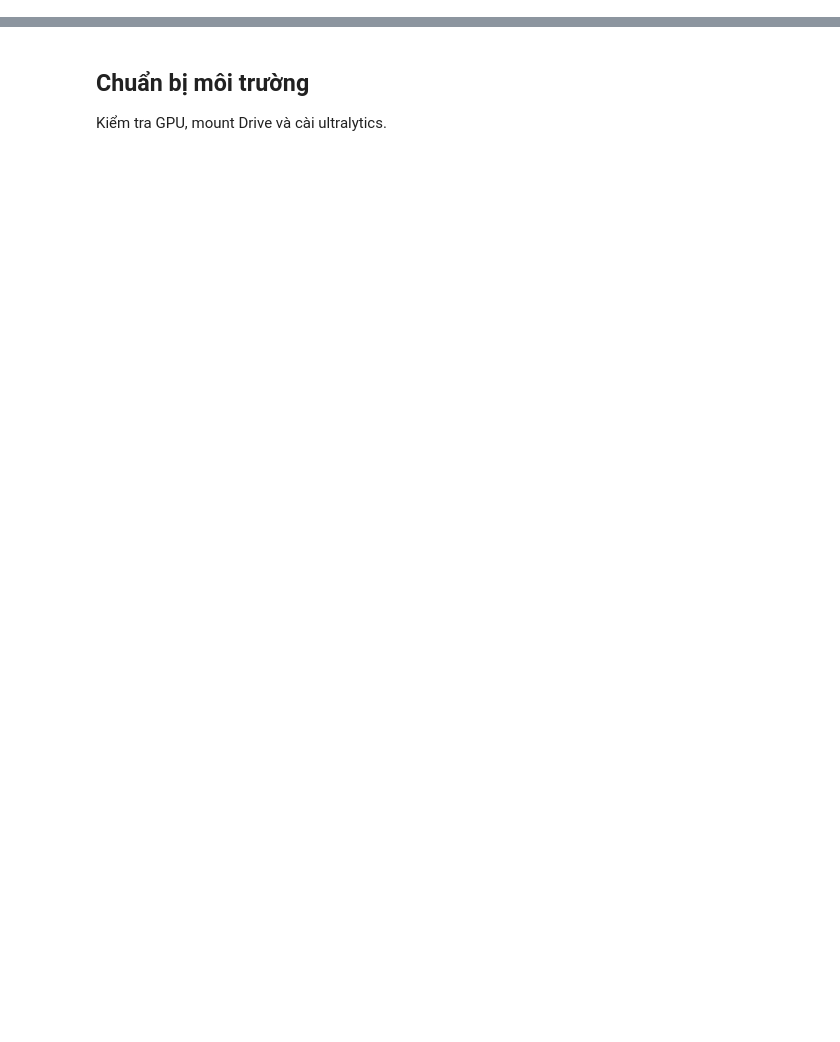
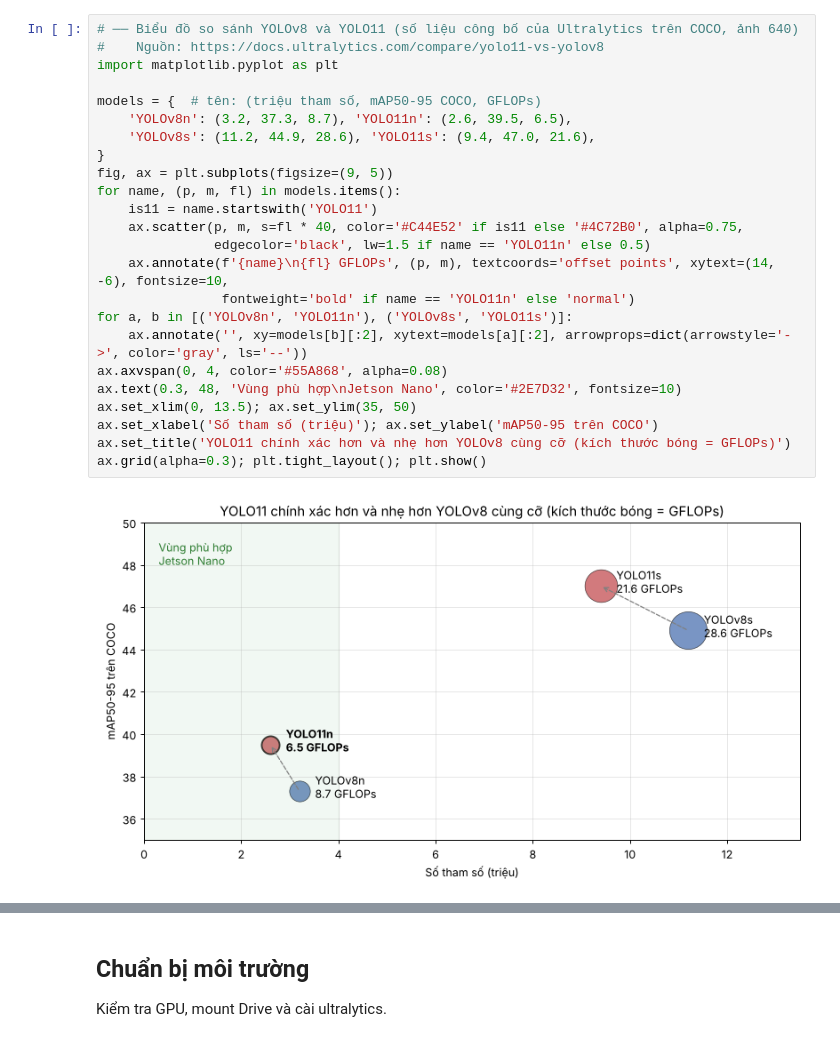
Before and after one commit to JulianNguyen05/xiangqi-sorting-jetmax, a Jupyter notebook: training/train_yolo11.ipynb, the cells around one changed output, grey strips where cells are left out. Drawn from its saved outputs; the diff is of its cells as text; blank space fills up the shorter version.

```diff
--- a/training/train_yolo11.ipynb
+++ b/training/train_yolo11.ipynb
@@ -2,0 +51,26 @@
+# %%
+# ── Biểu đồ so sánh YOLOv8 và YOLO11 (số liệu công bố của Ultralytics trên COCO, ảnh 640)
+#    Nguồn: https://docs.ultralytics.com/compare/yolo11-vs-yolov8
+import matplotlib.pyplot as plt
+
+models = {  # tên: (triệu tham số, mAP50-95 COCO, GFLOPs)
+    'YOLOv8n': (3.2, 37.3, 8.7), 'YOLO11n': (2.6, 39.5, 6.5),
+    'YOLOv8s': (11.2, 44.9, 28.6), 'YOLO11s': (9.4, 47.0, 21.6),
+}
+fig, ax = plt.subplots(figsize=(9, 5))
+for name, (p, m, fl) in models.items():
+    is11 = name.startswith('YOLO11')
+    ax.scatter(p, m, s=fl * 40, color='#C44E52' if is11 else '#4C72B0', alpha=0.75,
+               edgecolor='black', lw=1.5 if name == 'YOLO11n' else 0.5)
+    ax.annotate(f'{name}\n{fl} GFLOPs', (p, m), textcoords='offset points', xytext=(14, -6), fontsize=10,
+                fontweight='bold' if name == 'YOLO11n' else 'normal')
+for a, b in [('YOLOv8n', 'YOLO11n'), ('YOLOv8s', 'YOLO11s')]:
+    ax.annotate('', xy=models[b][:2], xytext=models[a][:2], arrowprops=dict(arrowstyle='->', color='gray', ls='--'))
+ax.axvspan(0, 4, color='#55A868', alpha=0.08)
+ax.text(0.3, 48, 'Vùng phù hợp\nJetson Nano', color='#2E7D32', fontsize=10)
+ax.set_xlim(0, 13.5); ax.set_ylim(35, 50)
+ax.set_xlabel('Số tham số (triệu)'); ax.set_ylabel('mAP50-95 trên COCO')
+ax.set_title('YOLO11 chính xác hơn và nhẹ hơn YOLOv8 cùng cỡ (kích thước bóng = GFLOPs)')
+ax.grid(alpha=0.3); plt.tight_layout(); plt.show()
+# %% [output]
+[figure, added]
```
Also changed, not shown: parts of 54 cells of this notebook, 4 other files.
